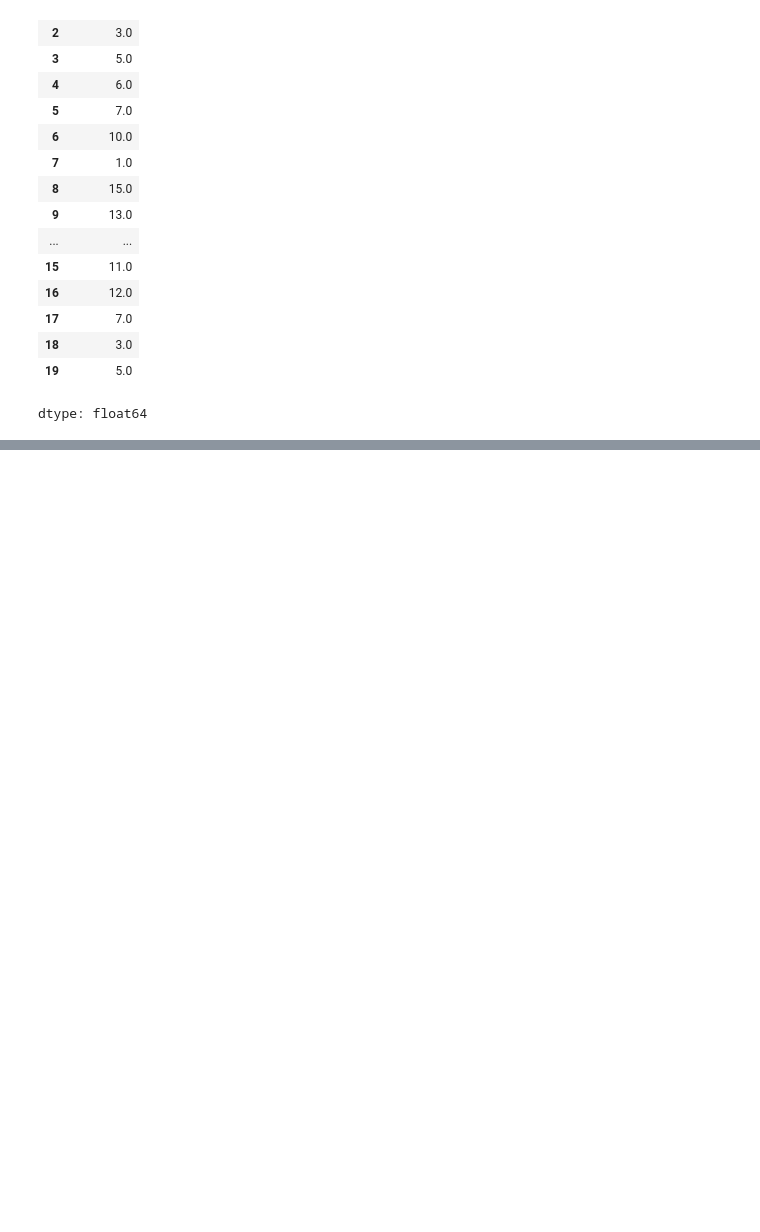
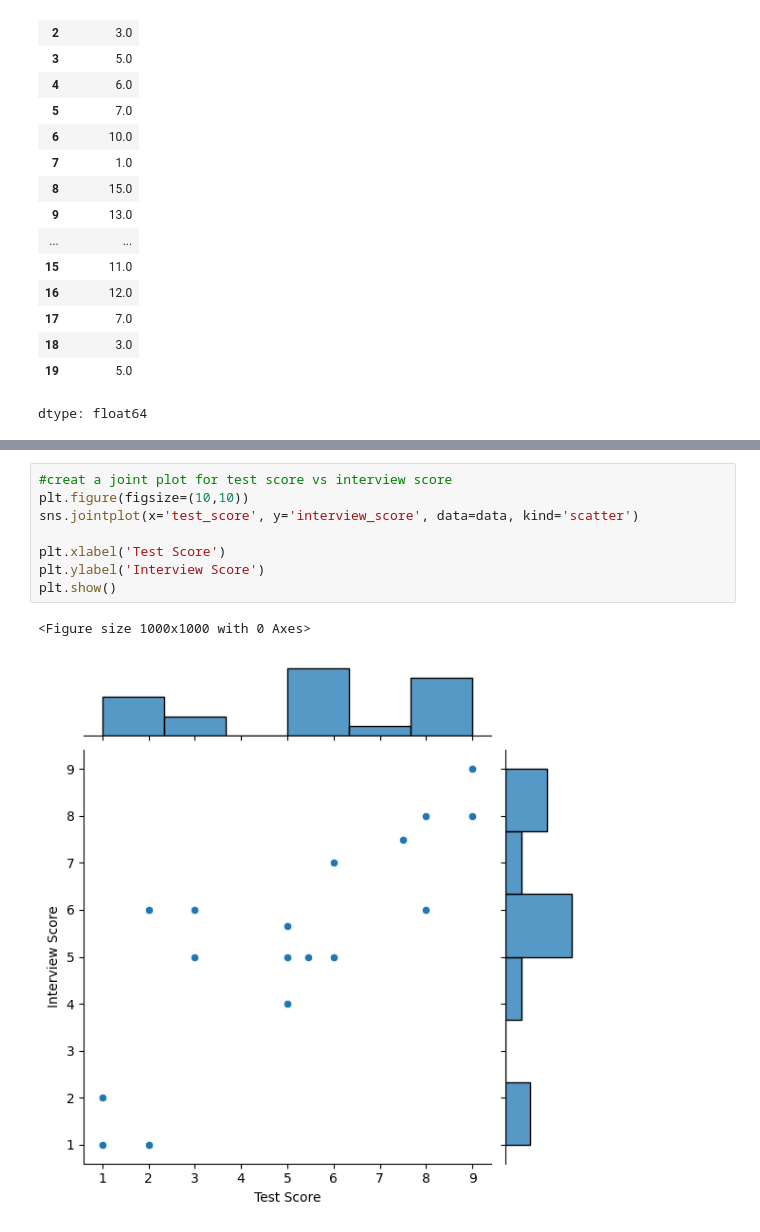
Before and after one commit to rjrizani/machine-learning, a Jupyter notebook: predict_my_salary.ipynb, the cells around one changed output, grey strips where cells are left out. Cells and saved outputs as stored; diff of their text form; blank space fills up the shorter version.

```diff
--- a/predict_my_salary.ipynb
+++ b/predict_my_salary.ipynb
@@ -123,0 +164,11 @@ dtype: float64
+# %%
+#creat a joint plot for test score vs interview score
+plt.figure(figsize=(10,10))
+sns.jointplot(x='test_score', y='interview_score', data=data, kind='scatter')
+
+plt.xlabel('Test Score')
+plt.ylabel('Interview Score')
+plt.show()
+# %% [output]
+<Figure size 1000x1000 with 0 Axes>
+[figure, added]
```
Also changed, not shown: parts of 23 cells of this notebook.
